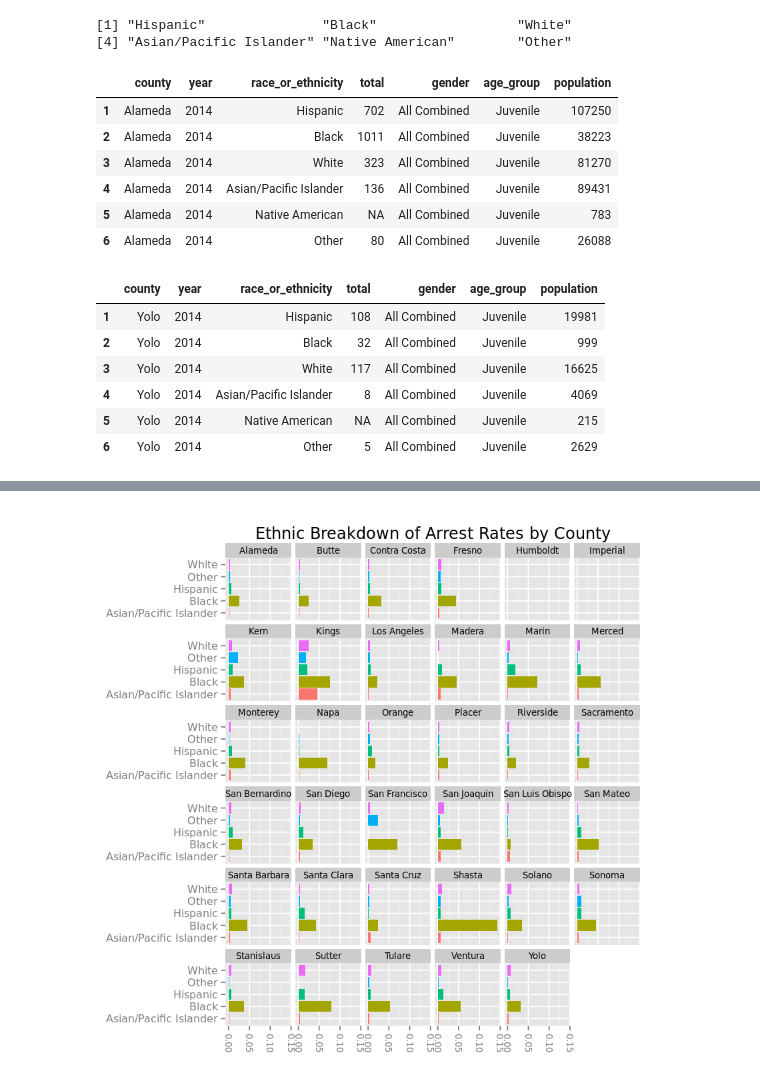
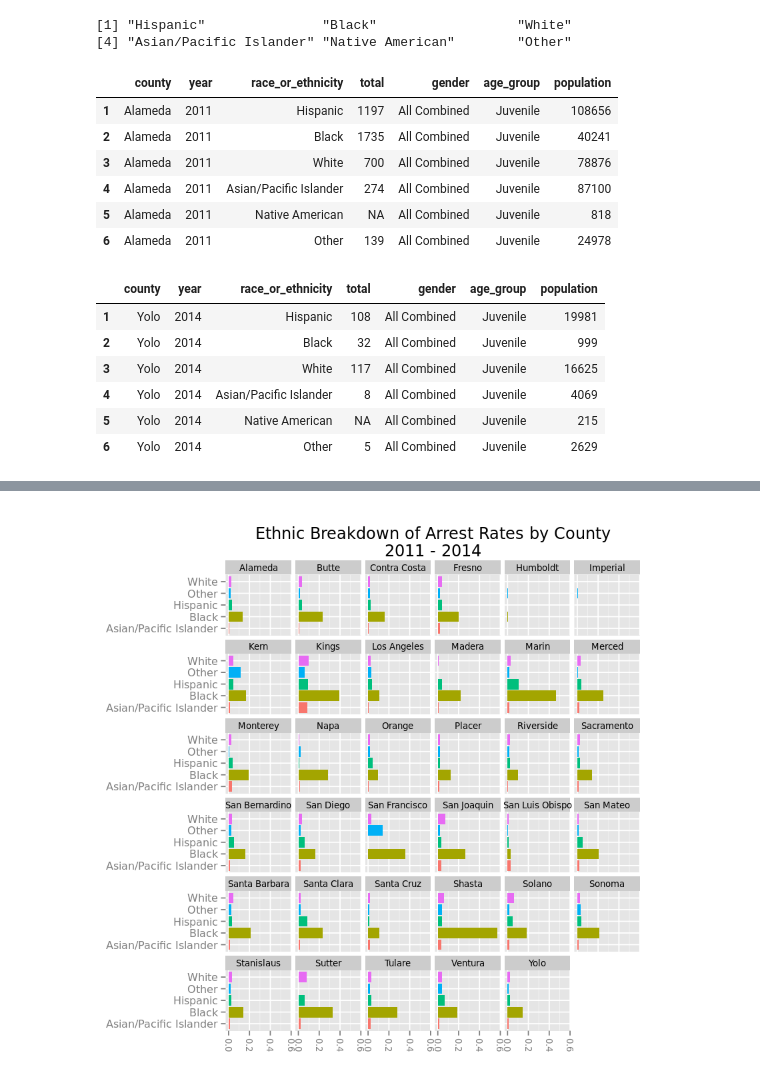
Before and after one commit to sjesupaul/CA_DOJ_OpenJustice, a Jupyter notebook: ethnic_enforcement_outliers.ipynb, the cells around one changed output, grey strips where cells are left out. Saved outputs shown, nothing was run; the diff lists cells and outputs as text; code cells hidden in the pictures.

```diff
--- a/ethnic_enforcement_outliers.ipynb
+++ b/ethnic_enforcement_outliers.ipynb
@@ -9,3 +1,27 @@ dat_pop <- download.datasets(ws, "ca_county_population_by_race_gender_age_2005-2
+# %%
+## Status, as of June 28, 2016:
+## - Pretty much done, although I'd like to convert the nested for loop into a window function call.
+## - Would like to add all years and do a final large panel plot that highlights outliers per year.
+
+## Prep the workspace
+library("AzureML")
+ws <- workspace()
+
+## load the data: Read all arrests files and merge into one massive data frame.
+## Please note: We could automate file name detection/grabbing in a local version of this, but we're
+## trying to lean on Azure ML's processing power, so we've gotta' work with their obfuscation of
+## dataset paths.
+file_names <- c("ca_doj_arrests_deidentified_2014_05-07-2016.csv",
+                "ca_doj_arrests_deidentified_2013_05-07-2016.csv",
+                "ca_doj_arrests_deidentified_2012_05-07-2016.csv",
+                "ca_doj_arrests_deidentified_2011_05-07-2016.csv")
+dat_arrests <- do.call(rbind, download.datasets(ws, file_names))
+
+## Remove row names
+row.names(dat_arrests) <- NULL
+
+## Then, read county pop by race and gender.
+dat_pop <- download.datasets(ws, "ca_county_population_by_race_gender_age_2005-2014_02-05-2016.csv")
 # %%
 ## Preview the arrests data
 dim(dat_arrests)
@@ -179,22 +199,23 @@ unique(dat_pop_jv$race)
 # %%
 ## Join the pop and arrests datasets.
 ## Start by relabeling the 'race' variable in the pop table. Also, until we've bound all years together,
-## let's subset pop figures to 2014.
+## !! Subsetting pop figures to 2011-2014, for now.
 names(dat_pop_jv)[3] <- "race_or_ethnicity"
 names(cty_ethnic)[2] <- "year"
-dat_joined <- right_join(cty_ethnic, dat_pop_jv[dat_pop_jv$year %in% "2014",], by = c("county","year","race_or_ethnicity"))
+dat_joined <- right_join(cty_ethnic, dat_pop_jv[dat_pop_jv$year %in% c("2011","2012","2013","2014"),],
+                         by = c("county","year","race_or_ethnicity"))
 # %%
 ## Preview to confirm.
 head(dat_joined[!(dat_joined$county %in% "Alpine" | dat_joined$county %in% "Amador" | dat_joined$county %in% "Yuba"),])
 tail(dat_joined[!(dat_joined$county %in% "Alpine" | dat_joined$county %in% "Amador" | dat_joined$county %in% "Yuba"),])
 # %% [output]
 |  | county | year | race_or_ethnicity | total | gender | age_group | population |
-| 1 | Alameda | 2014 | Hispanic | 702 | All Combined | Juvenile | 107250 |
-| 2 | Alameda | 2014 | Black | 1011 | All Combined | Juvenile | 38223 |
-| 3 | Alameda | 2014 | White | 323 | All Combined | Juvenile | 81270 |
-| 4 | Alameda | 2014 | Asian/Pacific Islander | 136 | All Combined | Juvenile | 89431 |
-| 5 | Alameda | 2014 | Native American | NA | All Combined | Juvenile | 783 |
-| 6 | Alameda | 2014 | Other | 80 | All Combined | Juvenile | 26088 |
+| 1 | Alameda | 2011 | Hispanic | 1197 | All Combined | Juvenile | 108656 |
+| 2 | Alameda | 2011 | Black | 1735 | All Combined | Juvenile | 40241 |
+| 3 | Alameda | 2011 | White | 700 | All Combined | Juvenile | 78876 |
+| 4 | Alameda | 2011 | Asian/Pacific Islander | 274 | All Combined | Juvenile | 87100 |
+| 5 | Alameda | 2011 | Native American | NA | All Combined | Juvenile | 818 |
+| 6 | Alameda | 2011 | Other | 139 | All Combined | Juvenile | 24978 |
 |  | county | year | race_or_ethnicity | total | gender | age_group | population |
 | 1 | Yolo | 2014 | Hispanic | 108 | All Combined | Juvenile | 19981 |
 | 2 | Yolo | 2014 | Black | 32 | All Combined | Juvenile | 999 |
@@ -218,8 +239,9 @@ plot_ethnic_norm <- ggplot(dat_joined[!(dat_joined$race_or_ethnicity %in% "Nativ
                         theme(axis.text.x=element_text(angle=-90,hjust=1,vjust=0.5, size = 8), axis.text.x=element_text(size = 8),
                         legend.position = "none", strip.text=element_text(size = 8), axis.title.x=element_blank(),
                         axis.title.y=element_blank()) +
-                        ggtitle("Ethnic Breakdown of Arrest Rates by County")
+                        ggtitle("Ethnic Breakdown of Arrest Rates by County\r
+2011 - 2014")
 
-## !! Looks like I'll need to address some out of bound issues when it comes to the Y (see warning).
+## Print plot
 plot_ethnic_norm
 # %% [output]
@@ -226 +252 @@ plot_ethnic_norm
-[figure, old version]
+[figure, new version]
```
Also changed, not shown: parts of 22 cells of this notebook, 1 other file.
